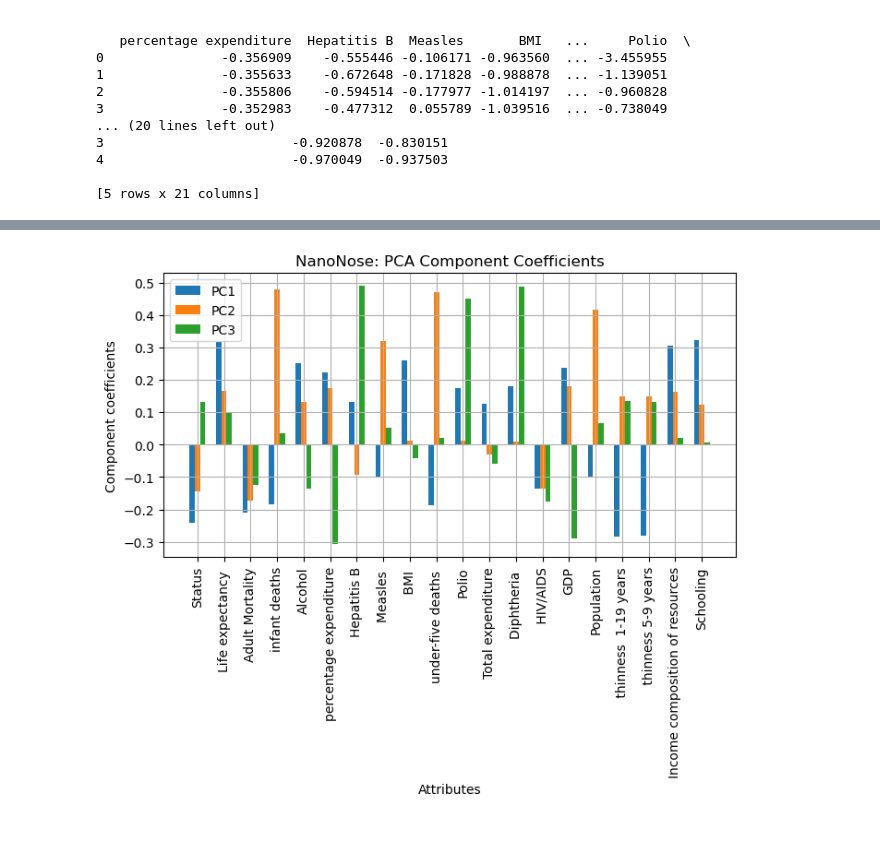
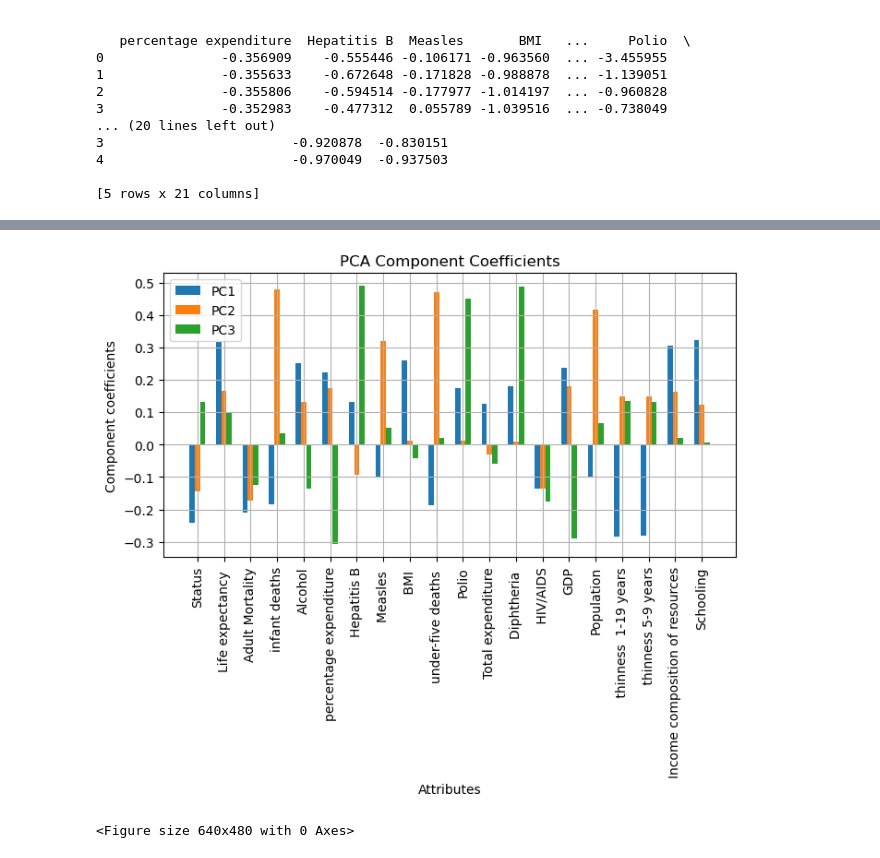
Before and after one commit to Apros7/DTU_MachineLearning, a Jupyter notebook: Project1/Will PCA.ipynb, the cells around one changed output, grey strips where cells are left out. Drawn from its saved outputs; the diff is of its cells as text; code cells hidden in the pictures.

```diff
--- a/Project1/Will PCA.ipynb
+++ b/Project1/Will PCA.ipynb
@@ -114,22 +110,24 @@ plt.show()
 # %%
 
 
 # We saw in 2.1.3 that the first 3 components explaiend more than 90
 # percent of the variance. Let's look at their coefficients:
 plt.figure(figsize=(8, 4))
 pcs = [0,1,2]
 legendStrs = ['PC'+str(e+1) for e in pcs]
 c = ['r','g','b']
 bw = .2
 r = np.arange(1,width+1)
 for i in pcs:
     plt.bar(r+i*bw, V[:,i], width=bw)
 plt.xticks(r+bw, cols, rotation='vertical')
 plt.xlabel('Attributes')
 plt.ylabel('Component coefficients')
 plt.legend(legendStrs)
 plt.grid()
-plt.title('NanoNose: PCA Component Coefficients')
+plt.title('PCA Component Coefficients')
 plt.show()
+plt.savefig("PCA Component Coefficients")
 # %% [output]
-[figure, old version]
+[figure, new version]
+<Figure size 640x480 with 0 Axes>
```
Also changed, not shown: parts of 3 cells of this notebook.
